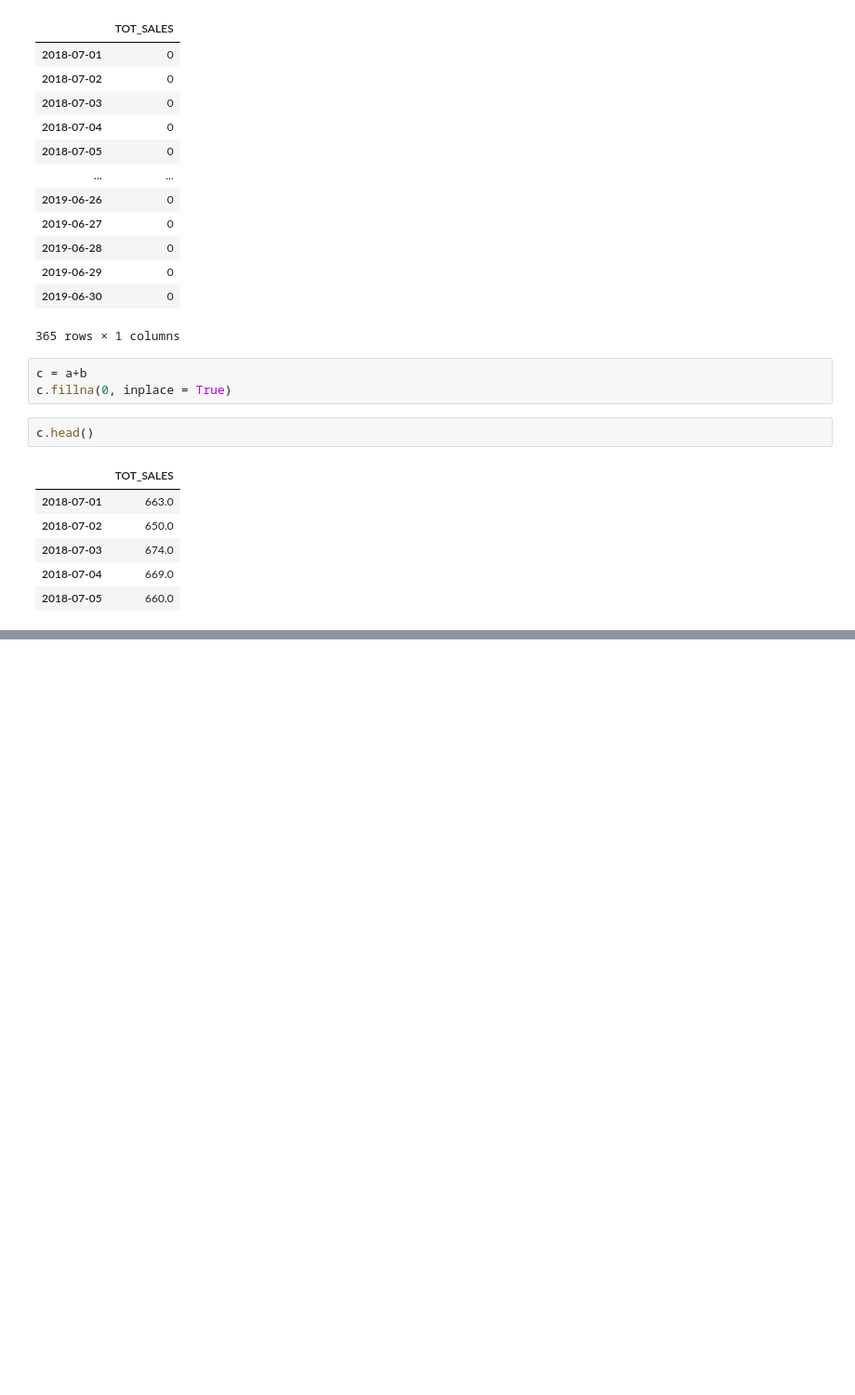
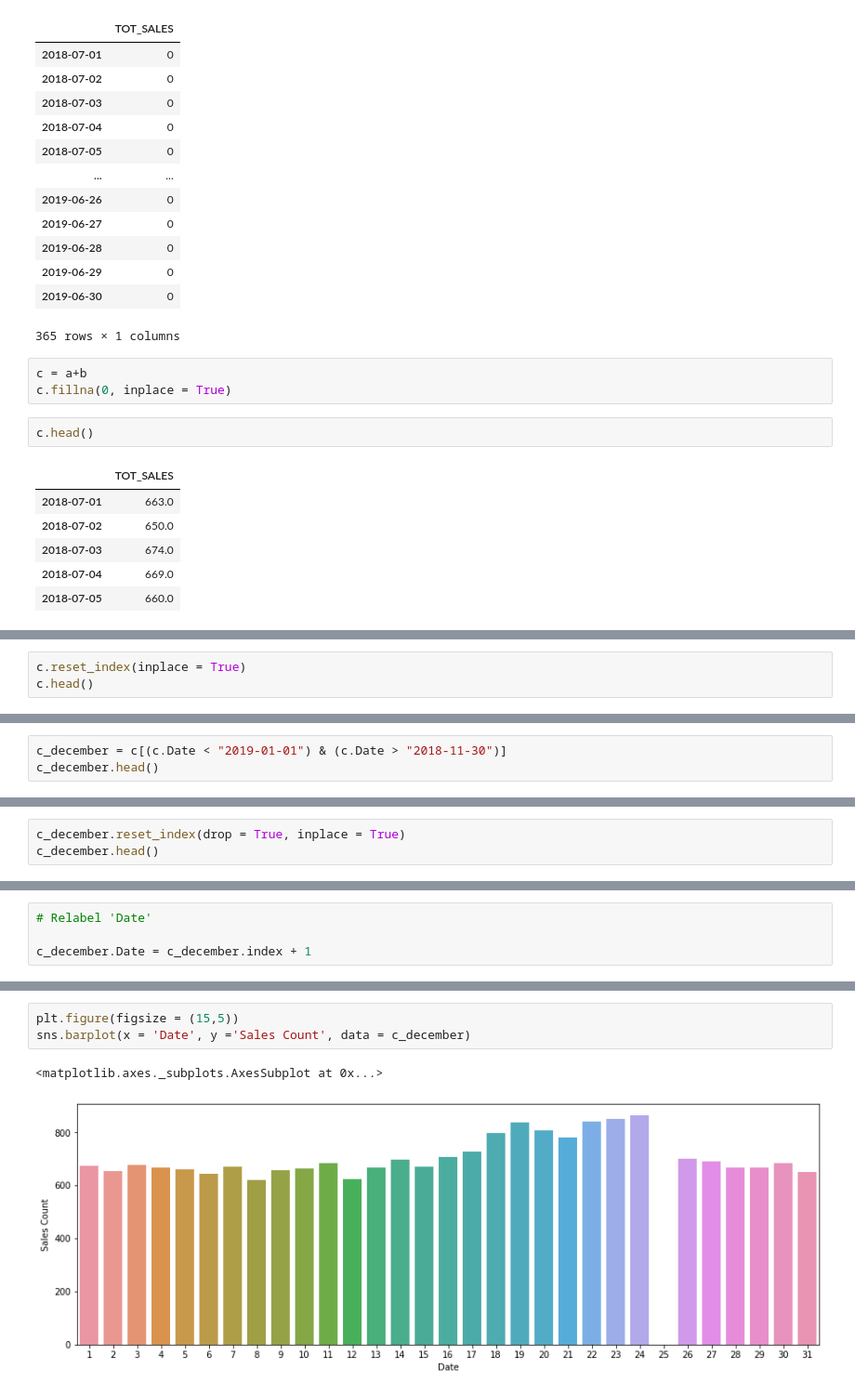
Before and after one commit to Johnson-a-hash/quantium-virtual-program, a Jupyter notebook: Quantium Virtual Internship.ipynb, the cells around one changed output, grey strips where cells are left out. Shown: that part at 93% size. Saved outputs shown, nothing was run; the diff lists cells and outputs as text; blank space fills up the shorter version.

```diff
--- a/Quantium Virtual Internship.ipynb
+++ b/Quantium Virtual Internship.ipynb
@@ -372,0 +387,3 @@ c.head()
+# %%
+c.reset_index(inplace = True)
+c.head()
@@ -372,0 +397,3 @@ c.head()
+# %%
+c_december = c[(c.Date < "2019-01-01") & (c.Date > "2018-11-30")]
+c_december.head()
@@ -372,0 +411,3 @@ c.head()
+# %%
+c_december.reset_index(drop = True, inplace = True)
+c_december.head()
@@ -372,0 +421,4 @@ c.head()
+# %%
+# Relabel 'Date'
+
+c_december.Date = c_december.index + 1
@@ -372,0 +449,6 @@ c.head()
+# %%
+plt.figure(figsize = (15,5))
+sns.barplot(x = 'Date', y ='Sales Count', data = c_december)
+# %% [output]
+<matplotlib.axes._subplots.AxesSubplot at 0x...>
+[figure, added]
```
Also changed, not shown: parts of 18 cells of this notebook.
